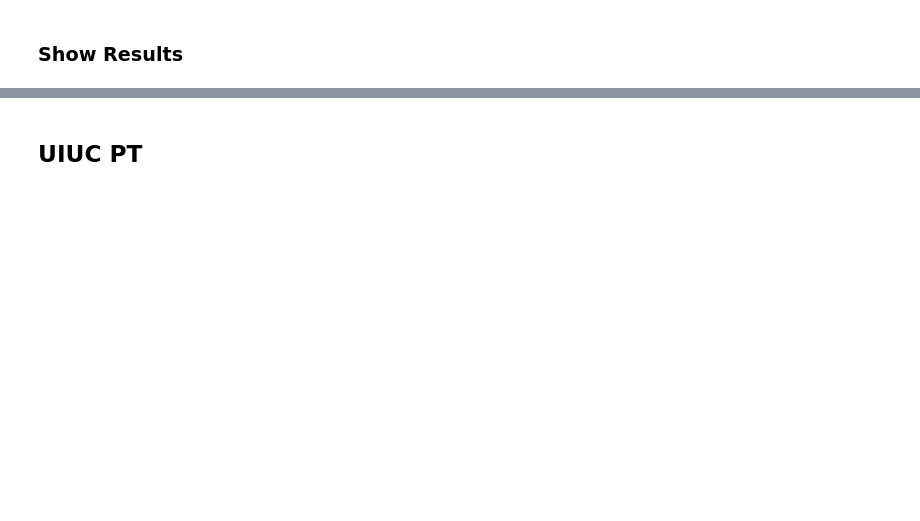
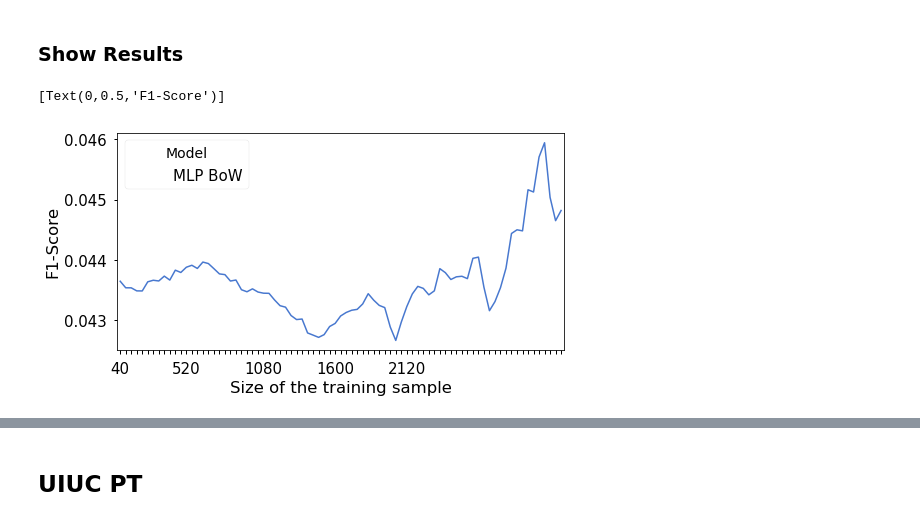
Before and after one commit to eduardogc8/qc-hybrid, a Jupyter notebook: main.ipynb, the cells around one changed output, grey strips where cells are left out. Saved outputs shown, nothing was run; the diff lists cells and outputs as text; code cells hidden in the pictures; blank space fills up the shorter version.

```diff
--- a/main.ipynb
+++ b/main.ipynb
@@ -87,8 +269,11 @@ chave = ret
 #### Remove questions with no text in question text
 # %%
 ret = []
+count_ = 0
 for question in chave:
     if question['question'] is None or question['question'].strip() == '':
+        count_ += 1
         continue
     ret.append(question)
 chave = ret
+print(count_, 'questions was removed')
@@ -98,0 +288,6 @@ chave_X, chave_y = separete_questions(chave)
+# %%
+import myutil
+import numpy as np
+
+chave_y, chave_y2idx = myutil.myHotEncode([chave_y])
+chave_y = chave_y[0]
@@ -99,2 +356,8 @@ chave_X, chave_y = separete_questions(chave)
+# %%
+import numpy as np
+
+
+chave_X = np.array(chave_X)
+chave_y = np.array(chave_y)
 # %% [markdown]
 ### Models
@@ -112,21 +580,23 @@ models = [
 import numpy as np
 from sklearn.model_selection import ShuffleSplit
 from sklearn.metrics import accuracy_score, f1_score, precision_score, recall_score, confusion_matrix
+import time
 
 X = np.array(chave_X)
 y = np.array(chave_y)
-n = 40  # Training size interval
+n = 400  # Training size interval  TODO colocar 40
 k = 5  # k-folds
 minimum_test = 200
 
 size_train = 0
 results = []
 
+
 while (size_train + n) <= (len(X) - minimum_test):
     size_train += n
     size_test = len(X) - size_train
     print ('\nTrain:', size_train, 'Test:', size_test, end=': ')
-    rs = ShuffleSplit(n_splits=k, train_size=size_train, test_size=size_test, random_state=0)
+    rs = ShuffleSplit(n_splits=k, train_size=size_train, test_size=size_test, random_state=2)
     for model in models:
         print(' ', model['name'], end=' ')
         accuracy = []
@@ -134,15 +604,27 @@ while (size_train + n) <= (len(X) - minimum_test):
         recall = []
         f1 = []
         confusion = []
+        execution_time = []
+        test_time = []
+
         for train_indexs, test_indexs in rs.split(X):
             print('.', end='')
+
             x_train = X[train_indexs]
             y_train = y[train_indexs]
             x_test = X[test_indexs]
             y_test = y[test_indexs]
-
+            start_time = time.time()
             model_ = model['model'].fit(x_train, y_train)
-            result = model_.predict(x_test)
+            end_time = time.time() - start_time
+            execution_time.append(end_time)
+            start_time = time.time()
+            result = model['model'].predict(x_test)   # Remove to_ok
+            end_time = time.time() - start_time
+            test_time.append(end_time)
+            #result = result.argmax(axis=1)  # Remove
+            #y_test = y_test.argmax(axis=1)  # Remove
+            #print(result, '\n--\n', y_test)
             score = {}
             accuracy.append(accuracy_score(result, y_test))
             precision.append(precision_score(result, y_test, average="macro"))
@@ -156,5 +638,7 @@ while (size_train + n) <= (len(X) - minimum_test):
                       'recall': np.mean(recall),
                       'f1': np.mean(f1),
                       'confusion': np.mean(confusion, axis=0),
-                      'train_size': size_train})
+                      'train_size': size_train,
+                      'execution_time': np.mean(execution_time),
+                      'test_time': np.mean(test_time)})
 print('')
@@ -167,7 +674,9 @@ import seaborn as sns
 import matplotlib.pyplot as plt
 
 names = [model['name'] for model in models]
-df = pd.DataFrame(results)
+#df = pd.DataFrame(results)
+
+df = results
 
 aux = df[df.Model.map(lambda x: x in names)]
 
@@ -178,30 +687,33 @@ aux.sort_values(['Model'], \
 aux.drop('models_sort', 1, inplace = True)
 
 
 col_list = ["black", "black", "black", "black", "black"]
 col_list_palette = sns.xkcd_palette(col_list)
 #sns.set_palette(col_list_palette)
 sns.set_palette(sns.color_palette("muted", 5))
 
 
 #df = df.drop('accuracy', 1).drop('precision', 1).drop('recall', 1).drop('train_size', 1)
 
 plt.figure(figsize=(8, 4))
 
 fig = sns.pointplot(x='train_size', y='f1', hue='Model',
                     data=df[df.Model.map(lambda x: x in names)],
                     #markers=['o',7,'p','s','x'],
                     markers=['','','','',''],
                     lineheight=1
                    )
 
 for ind, label in enumerate(fig.get_xticklabels()):
     if ind == 0 or ind == 12 or ind == 26 or ind == 39 or ind == 52:
         label.set_visible(True)
     else:
         label.set_visible(False)
 plt.setp(fig.lines,linewidth=1.5)
 sns.set_context("notebook", font_scale=1.5)
 fig.set(ylabel="f1")
 fig.set(xlabel="Size of the training sample")
 fig.set(ylabel="F1-Score")
+# %% [output]
+[Text(0,0.5,'F1-Score')]
+[figure, added]
```
Also changed, not shown: parts of 45 cells of this notebook, 21 other files.
